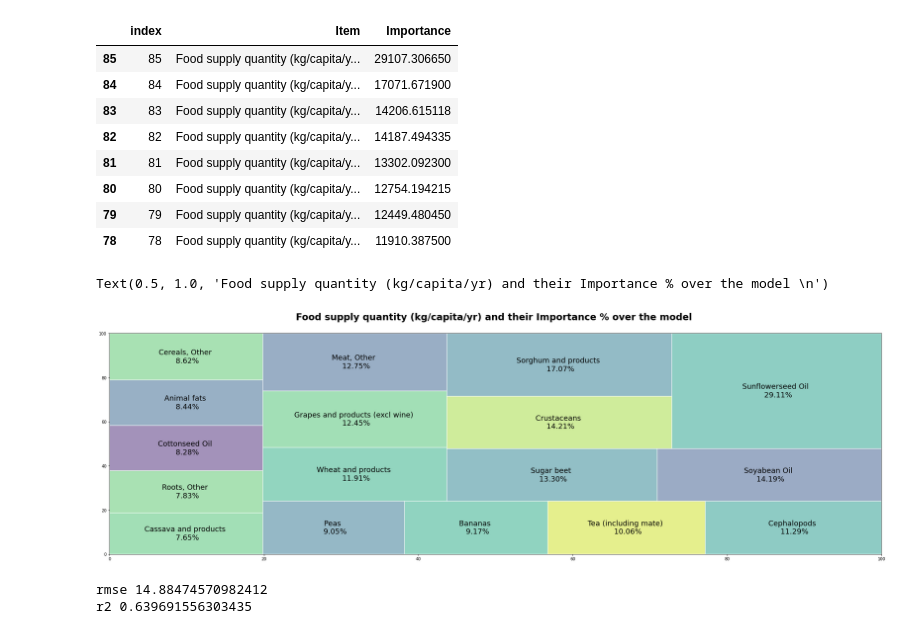
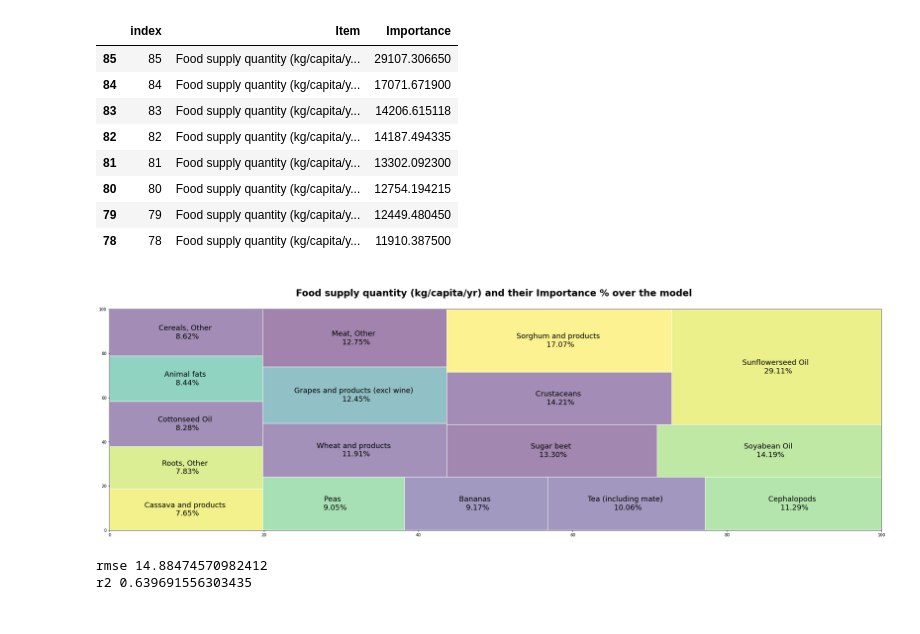
Before and after one commit to RgomezRo/capstone, a Jupyter notebook: Time series.ipynb, the cells around one changed output. Cells and saved outputs as stored; diff of their text form; code cells hidden in the pictures.

Commit message:
Tree map function

```diff
--- a/Time series.ipynb
+++ b/Time series.ipynb
@@ -923,31 +981,12 @@ df_impo.sort_values(by="Importance",  ascending=False).head(8)
 | 80 | 80 | Food supply quantity (kg/capita/y... | 12754.194215 |
 | 79 | 79 | Food supply quantity (kg/capita/y... | 12449.480450 |
 | 78 | 78 | Food supply quantity (kg/capita/y... | 11910.387500 |
-# %%
-
-#libraries
-import matplotlib.pyplot as plt
-import squarify # pip install squarify (algorithm for treemap)
-
-# Change color
-# squarify.plot(sizes=[13,22,35,5], label=["group A", "group B", "group C", "group D"], color=["red","green","blue", "grey"], alpha=.4 )
-# plt.axis('off')
-# plt.show()
-# values and labels
-# values and labels
-df_impo["Item"] = df_impo["Item"].str.replace('Food supply quantity (kg/capita/yr) ', '', regex=False)
-df_impo = df_impo[df_impo["Importance"]> df_impo["Importance"].sum()*(2/100)]
-my_values = df_impo["Importance"]
-my_pct = df_impo["Importance"]/df_impo["Importance"].sum()
-labels = ['{} \n {:.2f}%'.format(Item , Importance/1000, pct*100) for Item , Importance, pct in zip(df_impo.Item, my_values, my_pct)]
-
-#plot
-plt.figure(figsize = (34, 10))
-squarify.plot(sizes = my_values, label = labels,edgecolor="white", linewidth=2,  alpha = 0.5, text_kwargs={'fontsize':18,'color':"black"})
-plt.title("Food supply quantity (kg/capita/yr) and their Importance % over the model \n",fontsize = 23, fontweight = "bold")
-# %% [output]
-Text(0.5, 1.0, 'Food supply quantity (kg/capita/yr) and their Importance % over the model \n')
-[figure, removed]
+# %%
+
+
+plot_tree_map(df_impo, "Item", "Importance","Food supply quantity (kg/capita/yr) and their Importance % over the model", "Food supply quantity (kg/capita/yr) ")
+# %% [output]
+[figure, added]
 # %%
 from sklearn import metrics
 from math import sqrt
```
Also changed, not shown: parts of 18 cells of this notebook.
